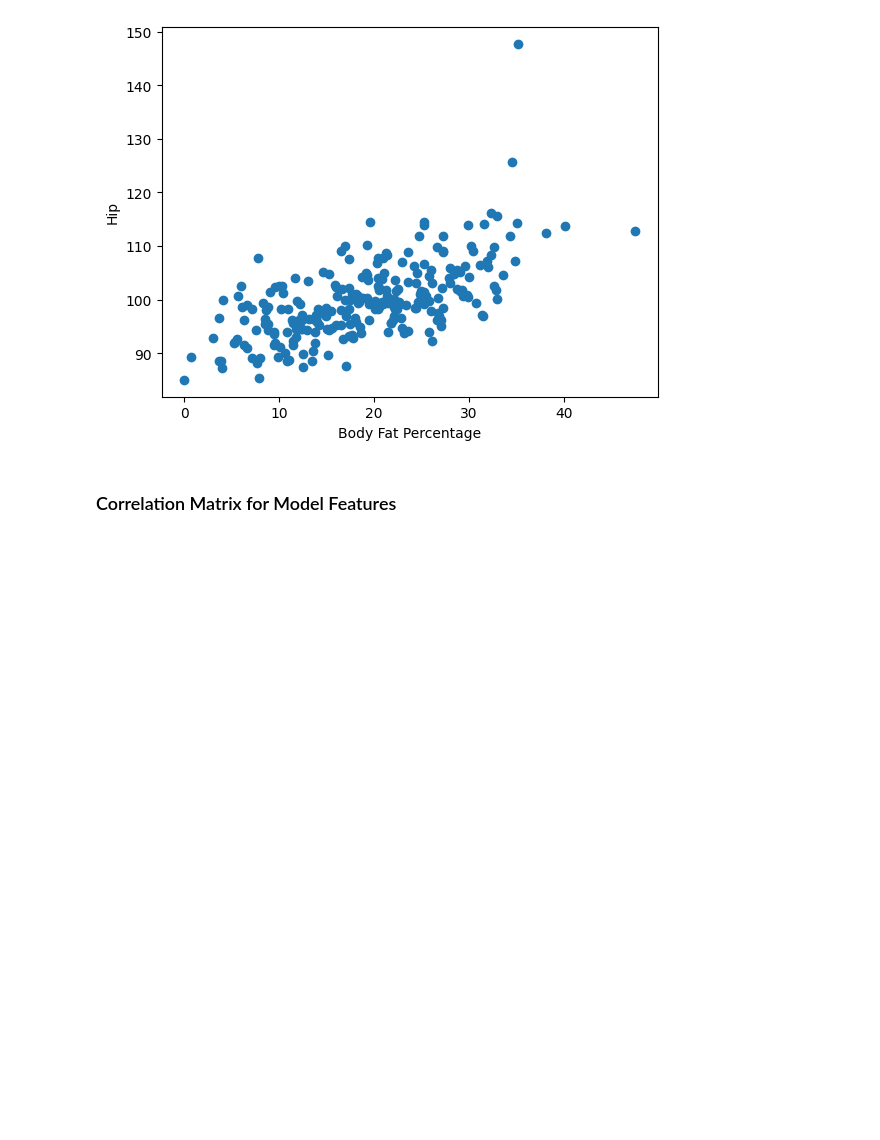
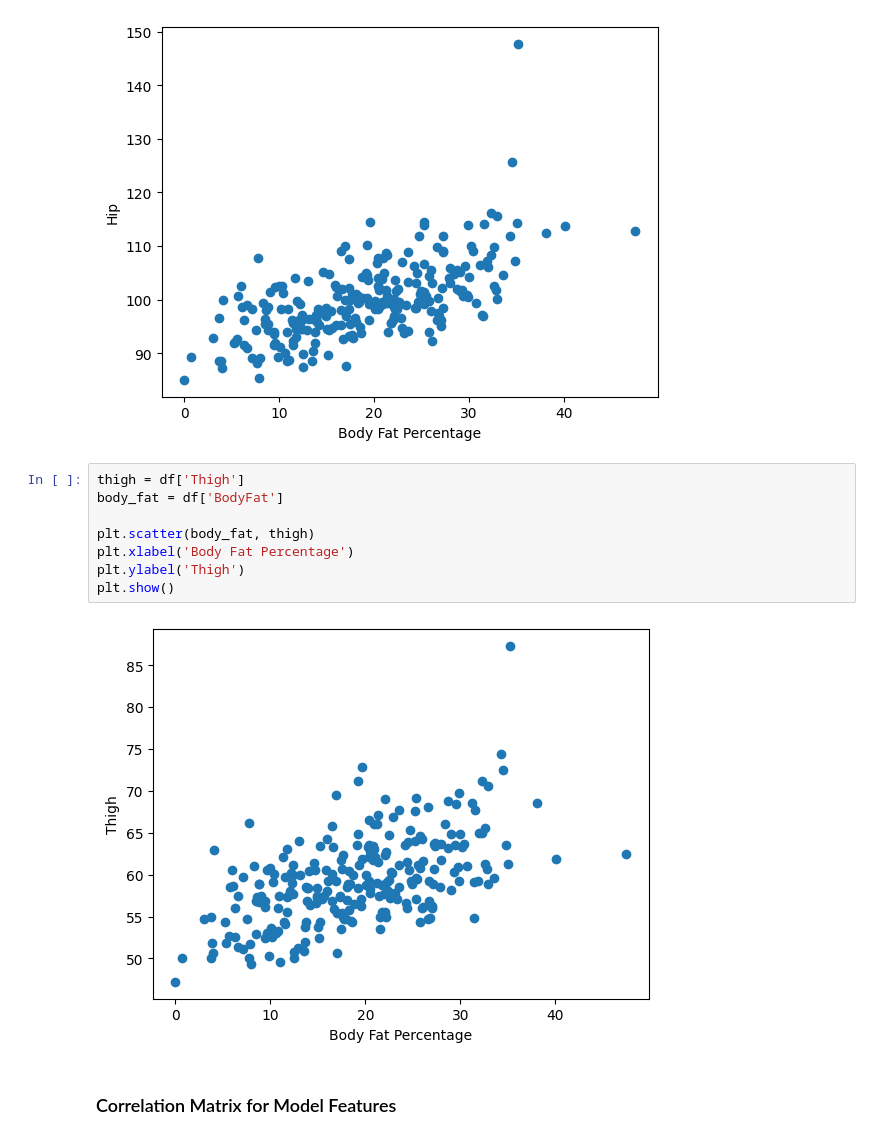
Before and after one commit to DesireeEDU/44688-Data-Analytics-Capstone-Project-Desiree-Thompson, a Jupyter notebook: data_analytics_capstone_notebook.ipynb, the cells around one changed output. Drawn from its saved outputs; the diff is of its cells as text; blank space fills up the shorter version.

```diff
--- a/data_analytics_capstone_notebook.ipynb
+++ b/data_analytics_capstone_notebook.ipynb
@@ -259,6 +271,16 @@ plt.ylabel('Hip')
 plt.show()
 # %% [output]
 [figure]
+# %%
+thigh = df['Thigh']
+body_fat = df['BodyFat']
+
+plt.scatter(body_fat, thigh)
+plt.xlabel('Body Fat Percentage')
+plt.ylabel('Thigh')
+plt.show()
+# %% [output]
+[figure, added]
 # %% [markdown]
 ### Correlation Matrix for Model Features
 # %%
```
Also changed, not shown: parts of 30 cells of this notebook.
